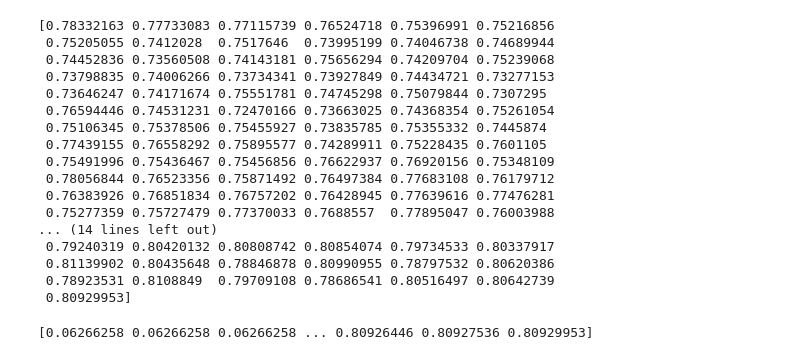
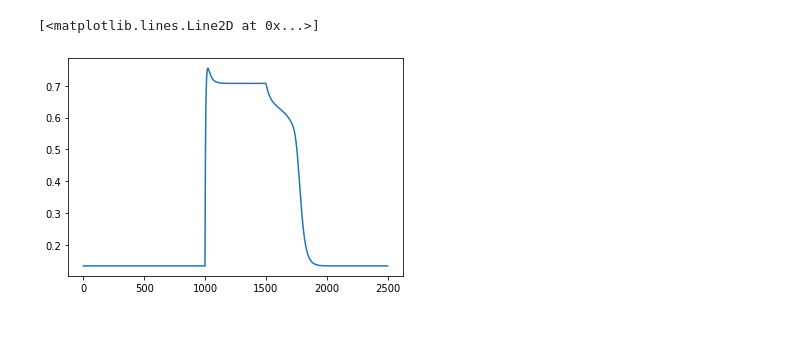
Before and after one commit to xmxhuihui/Final-Project, a Jupyter notebook: Attractor Network Model(Multiple Patterns)-Storage Capacity.ipynb, the cells around one changed output. Drawn from its saved outputs; the diff is of its cells as text; code cells hidden in the pictures; blank space fills up the shorter version.

```diff
--- a/Attractor Network Model(Multiple Patterns)-Storage Capacity.ipynb
+++ b/Attractor Network Model(Multiple Patterns)-Storage Capacity.ipynb
@@ -104,24 +105,5 @@ p=175
-# %%
-print(overlaps)
-# %% [output]
-[0.78332163 0.77733083 0.77115739 0.76524718 0.75396991 0.75216856
- 0.75205055 0.7412028  0.7517646  0.73995199 0.74046738 0.74689944
- 0.74452836 0.73560508 0.74143181 0.75656294 0.74209704 0.75239068
- 0.73798835 0.74006266 0.73734341 0.73927849 0.74434721 0.73277153
- 0.73646247 0.74171674 0.75551781 0.74745298 0.75079844 0.7307295
- 0.76594446 0.74531231 0.72470166 0.73663025 0.74368354 0.75261054
- 0.75106345 0.75378506 0.75455927 0.73835785 0.75355332 0.7445874
- 0.77439155 0.76558292 0.75895577 0.74289911 0.75228435 0.7601105
- 0.75491996 0.75436467 0.75456856 0.76622937 0.76920156 0.75348109
- 0.78056844 0.76523356 0.75871492 0.76497384 0.77683108 0.76179712
- 0.76383926 0.76851834 0.76757202 0.76428945 0.77639616 0.77476281
- 0.75277359 0.75727479 0.77370033 0.7688557  0.77895047 0.76003988
-... (14 lines left out)
- 0.79240319 0.80420132 0.80808742 0.80854074 0.79734533 0.80337917
- 0.81139902 0.80435648 0.78846878 0.80990955 0.78797532 0.80620386
- 0.78923531 0.8108849  0.79709108 0.78686541 0.80516497 0.80642739
- 0.80929953]
-# %%
-print(np.sort(p_r))
-# %% [output]
-[0.06266258 0.06266258 0.06266258 ... 0.80926446 0.80927536 0.80929953]
+# %%
+plt.plot(range(t_max-t_p),p_r)
+# %% [output]
+[<matplotlib.lines.Line2D at 0x...>]
+[figure, added]
```
Also changed, not shown: parts of 3 cells of this notebook, 6 other files.
